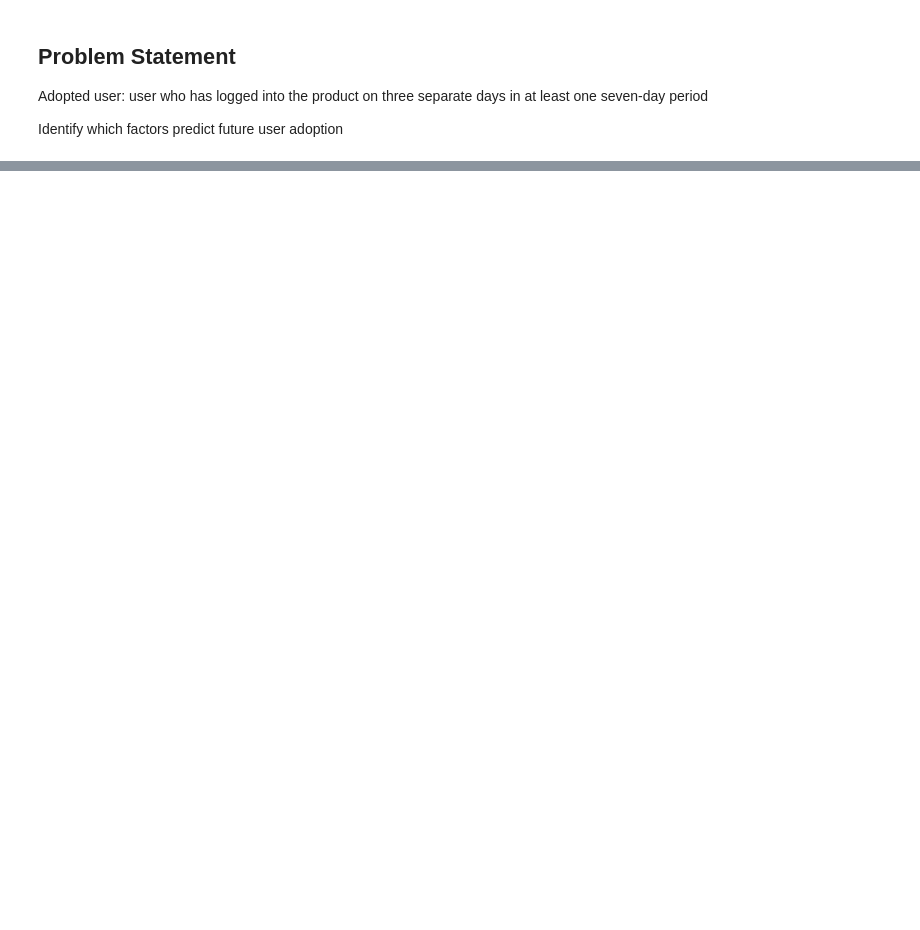
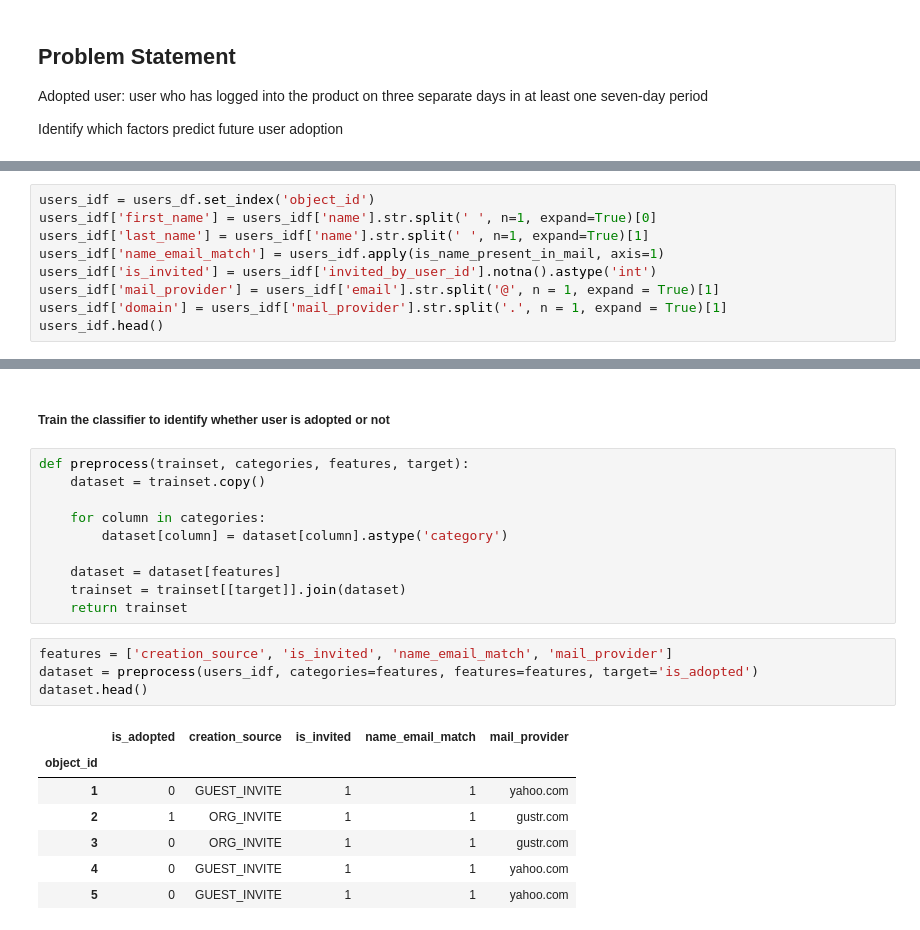
Before and after one commit to aliborji/springboard-mini-projects, a Jupyter notebook: relax_challenge/relax_challenge.ipynb, the cells around one changed output, grey strips where cells are left out. Cells and saved outputs as stored; diff of their text form; blank space fills up the shorter version.

```diff
--- a/relax_challenge/relax_challenge.ipynb
+++ b/relax_challenge/relax_challenge.ipynb
@@ -64,0 +129,9 @@ memory usage: 4.8 MB
+# %%
+users_idf = users_df.set_index('object_id')
+users_idf['first_name'] = users_idf['name'].str.split(' ', n=1, expand=True)[0]
+users_idf['last_name'] = users_idf['name'].str.split(' ', n=1, expand=True)[1]
+users_idf['name_email_match'] = users_idf.apply(is_name_present_in_mail, axis=1)
+users_idf['is_invited'] = users_idf['invited_by_user_id'].notna().astype('int')
+users_idf['mail_provider'] = users_idf['email'].str.split('@', n = 1, expand = True)[1]
+users_idf['domain'] = users_idf['mail_provider'].str.split('.', n = 1, expand = True)[1]
+users_idf.head()
@@ -64,0 +146,24 @@ memory usage: 4.8 MB
+# %% [markdown]
+##### Train the classifier to identify whether user is adopted or not
+# %%
+def preprocess(trainset, categories, features, target):
+    dataset = trainset.copy()
+
+    for column in categories:
+        dataset[column] = dataset[column].astype('category')
+
+    dataset = dataset[features]
+    trainset = trainset[[target]].join(dataset)
+    return trainset
+# %%
+features = ['creation_source', 'is_invited', 'name_email_match', 'mail_provider']
+dataset = preprocess(users_idf, categories=features, features=features, target='is_adopted')
+dataset.head()
+# %% [output]
+|  | is_adopted | creation_source | is_invited | name_email_match | mail_provider |
+| object_id |  |  |  |  |  |
+| 1 | 0 | GUEST_INVITE | 1 | 1 | yahoo.com |
+| 2 | 1 | ORG_INVITE | 1 | 1 | gustr.com |
+| 3 | 0 | ORG_INVITE | 1 | 1 | gustr.com |
+| 4 | 0 | GUEST_INVITE | 1 | 1 | yahoo.com |
+| 5 | 0 | GUEST_INVITE | 1 | 1 | yahoo.com |
```
Also changed, not shown: parts of 18 cells of this notebook.
